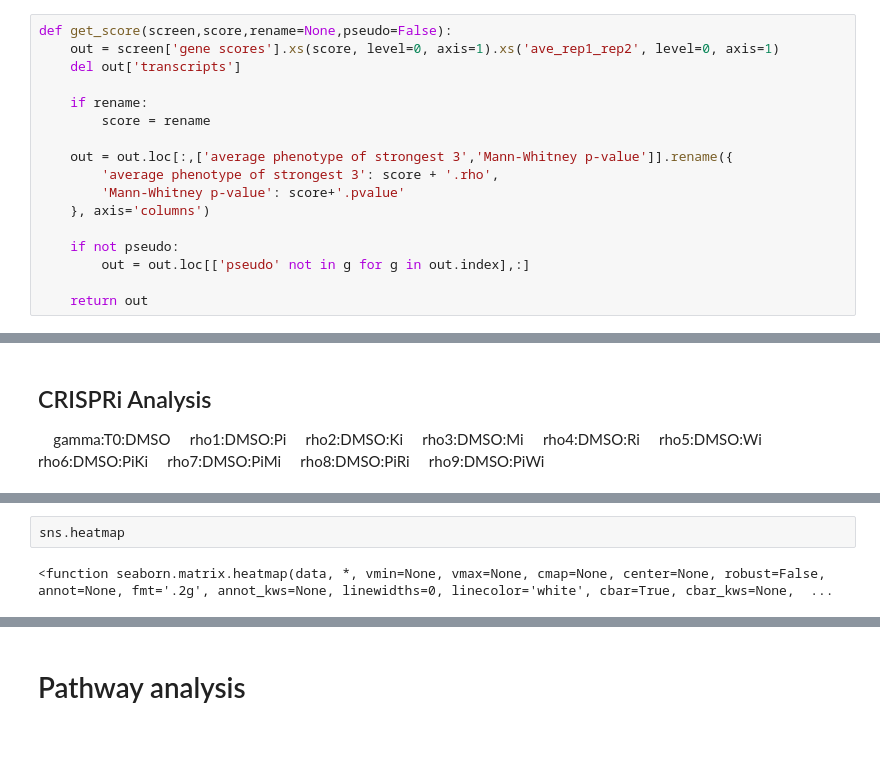
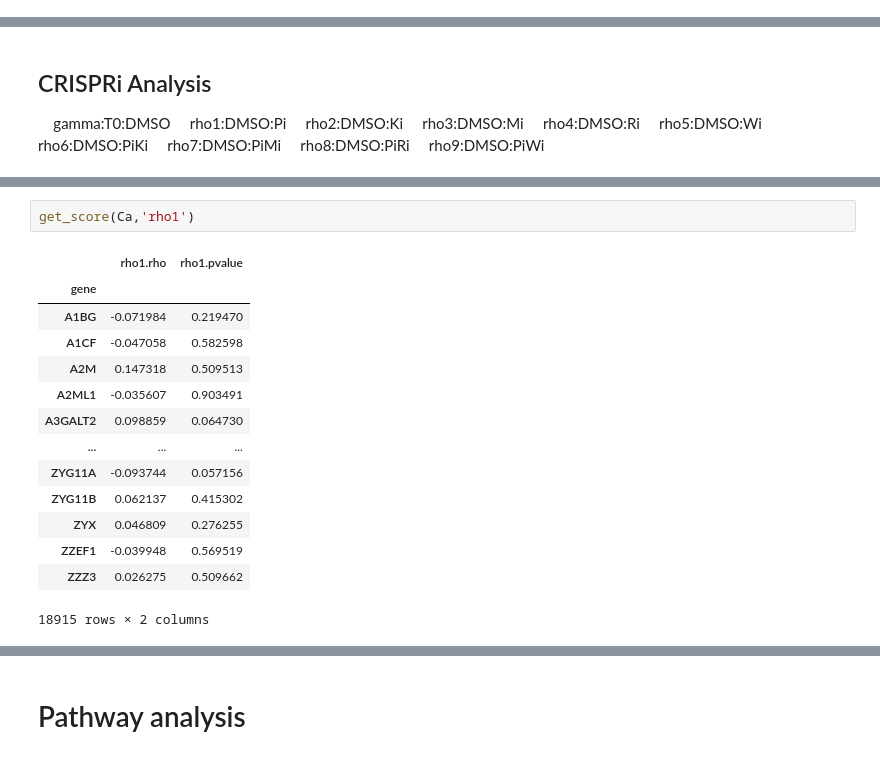
Before and after one commit to abearab/DDRi-screens, a Jupyter notebook: integrate-screens.ipynb, the cells around one changed output, grey strips where cells are left out. Saved outputs shown, nothing was run; the diff lists cells and outputs as text.

```diff
--- a/integrate-screens.ipynb
+++ b/integrate-screens.ipynb
@@ -27,22 +33,5 @@ import screen_analysis as scpro
 # %%
 # help(scpro)
-# %%
-def get_score(screen,score,rename=None,pseudo=False):
-    out = screen['gene scores'].xs(score, level=0, axis=1).xs('ave_rep1_rep2', level=0, axis=1)
-    del out['transcripts']
-
-    if rename:
-        score = rename
-
-    out = out.loc[:,['average phenotype of strongest 3','Mann-Whitney p-value']].rename({
-        'average phenotype of strongest 3': score + '.rho',
-        'Mann-Whitney p-value': score+'.pvalue'
-    }, axis='columns')
-
-    if not pseudo:
-        out = out.loc[['pseudo' not in g for g in out.index],:]
-
-    return out
 # %%
 Ci = scpro.loadData('CRISPRi/Analysis/PiKiMiRiWi/PiKiMiRiWi_2reps')
 
@@ -103,4 +63,17 @@ plt.show()
-# %%
-sns.heatmap
-# %% [output]
-<function seaborn.matrix.heatmap(data, *, vmin=None, vmax=None, cmap=None, center=None, robust=False, annot=None, fmt='.2g', annot_kws=None, linewidths=0, linecolor='white', cbar=True, cbar_kws=None,  ...
+# %%
+get_score(Ca,'rho1')
+# %% [output]
+|  | rho1.rho | rho1.pvalue |
+| gene |  |  |
+| A1BG | -0.071984 | 0.219470 |
+| A1CF | -0.047058 | 0.582598 |
+| A2M | 0.147318 | 0.509513 |
+| A2ML1 | -0.035607 | 0.903491 |
+| A3GALT2 | 0.098859 | 0.064730 |
+| ... | ... | ... |
+| ZYG11A | -0.093744 | 0.057156 |
+| ZYG11B | 0.062137 | 0.415302 |
+| ZYX | 0.046809 | 0.276255 |
+| ZZEF1 | -0.039948 | 0.569519 |
+| ZZZ3 | 0.026275 | 0.509662 |
+18915 rows × 2 columns
```
Also changed, not shown: parts of 14 cells of this notebook, 3 other files.
